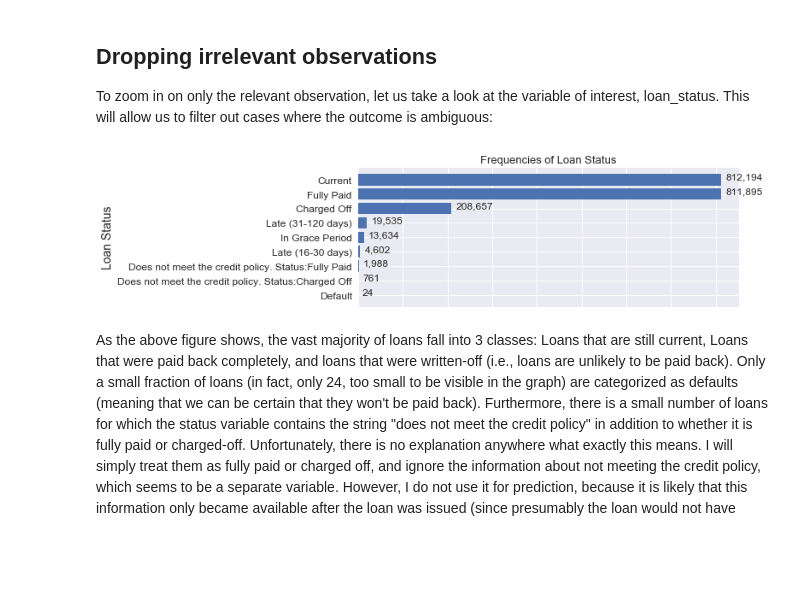
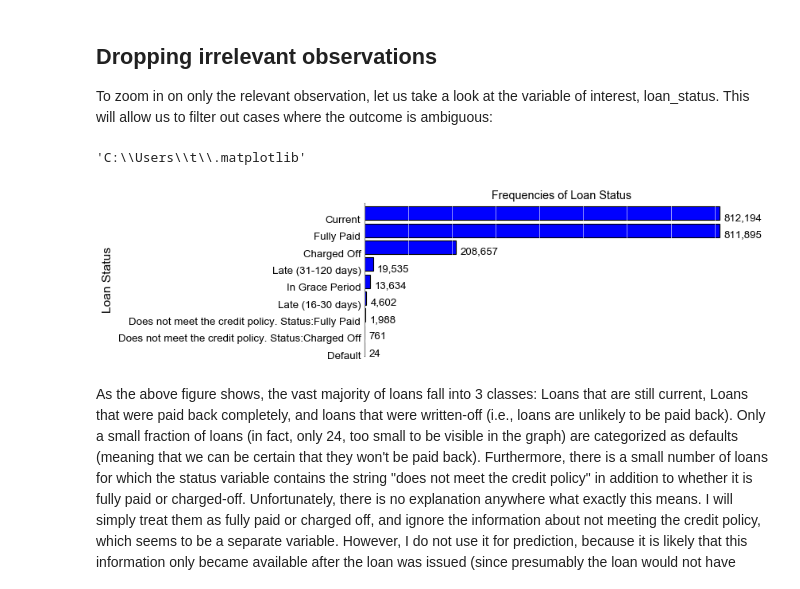
Before and after one commit to tloeber/Springboard, a Jupyter notebook: lending_club_1.ipynb, the cells around one changed output. Saved outputs shown, nothing was run; the diff lists cells and outputs as text; code cells hidden in the pictures; blank space fills up the shorter version.

```diff
--- a/lending_club_1.ipynb
+++ b/lending_club_1.ipynb
@@ -22,7 +22,7 @@ pd.set_option('display.notebook_repr_html', True)
 
 # Set seaborn options
 sns.set()
-sns.set_context("notebook")
+# sns.set_context("notebook")
 # %%
 #mpl.rcParams['figure.figsize'] = (10.0, 10.0)
 # %% [markdown]
@@ -74,31 +74,38 @@ Subsequently, we will explore how important loan outcomes have changed over time
 # %% [markdown]
 ## Dropping irrelevant observations
 To zoom in on only the relevant observation, let us take a look at the variable of interest, loan_status. This will allow us to filter out cases where the outcome is ambiguous:
+# %%
+mpl.get_configdir()
+# %% [output]
+'C:\\Users\\t\\.matplotlib'
 # %%
 # sns.reset_defaults()
+with plt.style.context('classic'): # Discard Seaborn defaults
 
-counts = all_data.loan_status.value_counts(ascending=True)
-ind = np.arange(len(counts))  # y-axis
+    counts = all_data.loan_status.value_counts(ascending=True)
+    ind = np.arange(len(counts))  # y-axis
 
-fig, ax = plt.subplots(figsize=(8, 3))
-ax.barh(y=ind, width=counts)
+    fig, ax = plt.subplots(figsize=(8, 3))
+    ax.barh(y=ind, width=counts)
 
-ax.set_title("Frequencies of Loan Status", fontsize=13)
-# ax.set_xlabel("Frequencies of Loan Status", fontsize=14)
-ax.set_ylabel("Loan Status", fontsize=14)
-ax.set_yticks(ind)  # Get rid of extra ticks on top and bottom
-ax.set_yticklabels(counts.index)
+    ax.set_title("Frequencies of Loan Status", fontsize=13)
+    # ax.set_xlabel("Frequencies of Loan Status", fontsize=14)
+    ax.set_ylabel("Loan Status", fontsize=14)
 
-ax.grid(axis = 'x', color ='white', linestyle='-')
-sns.despine(bottom=True)
-ax.tick_params(axis='both', which='both',length=0, labelsize=12, labelbottom=False)
-# ax.tick_params(axis='bottom', labelsize = 0)
-for y_position, count in zip(ind, counts):  # Add frequencies
-    plt.annotate(format(count, ','), xy=(count+10000, y_position))
+    ax.set_yticks(ind)  # Get rid of extra ticks on top and bottom
+    ax.set_yticklabels(counts.index)
+
+    fig.patch.set_facecolor('w')  # Change background color to white
+    ax.grid(axis='x', color='white', linestyle='-')
+    sns.despine(bottom=True)
+    ax.tick_params(axis='both', which='both',length=0, labelsize=12, labelbottom=False)
+    # ax.tick_params(axis='bottom', labelsize = 0)
+    for y_position, count in zip(ind, counts):  # Add frequencies
+        plt.annotate(format(count, ','), xy=(count+10000, y_position))
 
 plt.show()
 # %% [output]
-[figure, old version]
+[figure, new version]
 # %% [markdown]
 As the above figure shows, the vast majority of loans fall into 3 classes: Loans that are still current, Loans that were paid back completely, and loans that were written-off (i.e., loans are unlikely to be paid back). Only a small fraction of loans (in fact, only 24, too small to be visible in the graph) are categorized as defaults (meaning that we can be certain that they won't be paid back). Furthermore, there is a small number of loans for which the status variable contains the string "does not meet the credit policy" in addition to whether it is fully paid or charged-off. Unfortunately, there is no explanation anywhere what exactly this means. I will simply treat them as fully paid or charged off, and ignore the information about not meeting the credit policy, which seems to be a separate variable. However, I do not use it for prediction, because it is likely that this information only became available after the loan was issued (since presumably the loan would not have been issued if it had been known at the time that the borrower did not meet the credit policy).
 
```
Also changed, not shown: parts of 10 cells of this notebook, 1 other file.
